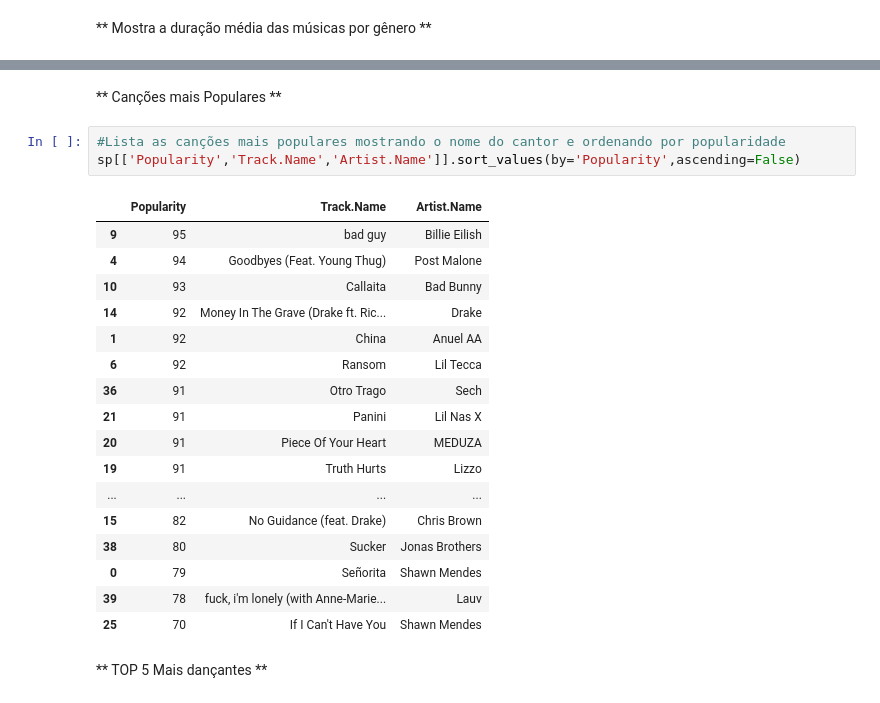
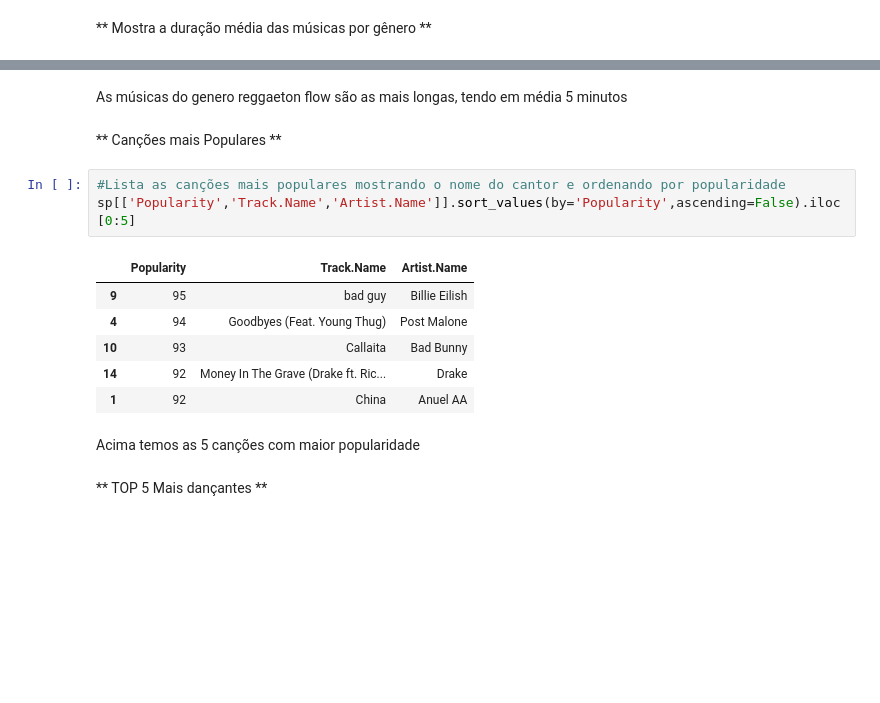
Before and after one commit to Rafaelcerq28/Top-50-Spotify-Songs-2019, a Jupyter notebook: Top 50 Spotify Songs - 2019.ipynb, the cells around one changed output, grey strips where cells are left out. Drawn from its saved outputs; the diff is of its cells as text; blank space fills up the shorter version.

```diff
--- a/Top 50 Spotify Songs - 2019.ipynb
+++ b/Top 50 Spotify Songs - 2019.ipynb
@@ -189,26 +219,19 @@ sp.corr()
+# %% [markdown]
+As músicas do genero reggaeton flow são as mais longas, tendo em média 5 minutos
 # %% [markdown]
 ** Canções mais Populares **
 # %%
 #Lista as canções mais populares mostrando o nome do cantor e ordenando por popularidade
-sp[['Popularity','Track.Name','Artist.Name']].sort_values(by='Popularity',ascending=False)
+sp[['Popularity','Track.Name','Artist.Name']].sort_values(by='Popularity',ascending=False).iloc[0:5]
 # %% [output]
 |  | Popularity | Track.Name | Artist.Name |
 | 9 | 95 | bad guy | Billie Eilish |
 | 4 | 94 | Goodbyes (Feat. Young Thug) | Post Malone |
 | 10 | 93 | Callaita | Bad Bunny |
 | 14 | 92 | Money In The Grave (Drake ft. Ric... | Drake |
 | 1 | 92 | China | Anuel AA |
-| 6 | 92 | Ransom | Lil Tecca |
-| 36 | 91 | Otro Trago | Sech |
-| 21 | 91 | Panini | Lil Nas X |
-| 20 | 91 | Piece Of Your Heart | MEDUZA |
-| 19 | 91 | Truth Hurts | Lizzo |
-| ... | ... | ... | ... |
-| 15 | 82 | No Guidance (feat. Drake) | Chris Brown |
-| 38 | 80 | Sucker | Jonas Brothers |
-| 0 | 79 | Señorita | Shawn Mendes |
-| 39 | 78 | fuck, i'm lonely (with Anne-Marie... | Lauv |
-| 25 | 70 | If I Can't Have You | Shawn Mendes |
+# %% [markdown]
+Acima temos as 5 canções com maior popularidade
 # %% [markdown]
 ** TOP 5 Mais dançantes **
 # %%
```
Also changed, not shown: parts of 19 cells of this notebook.
